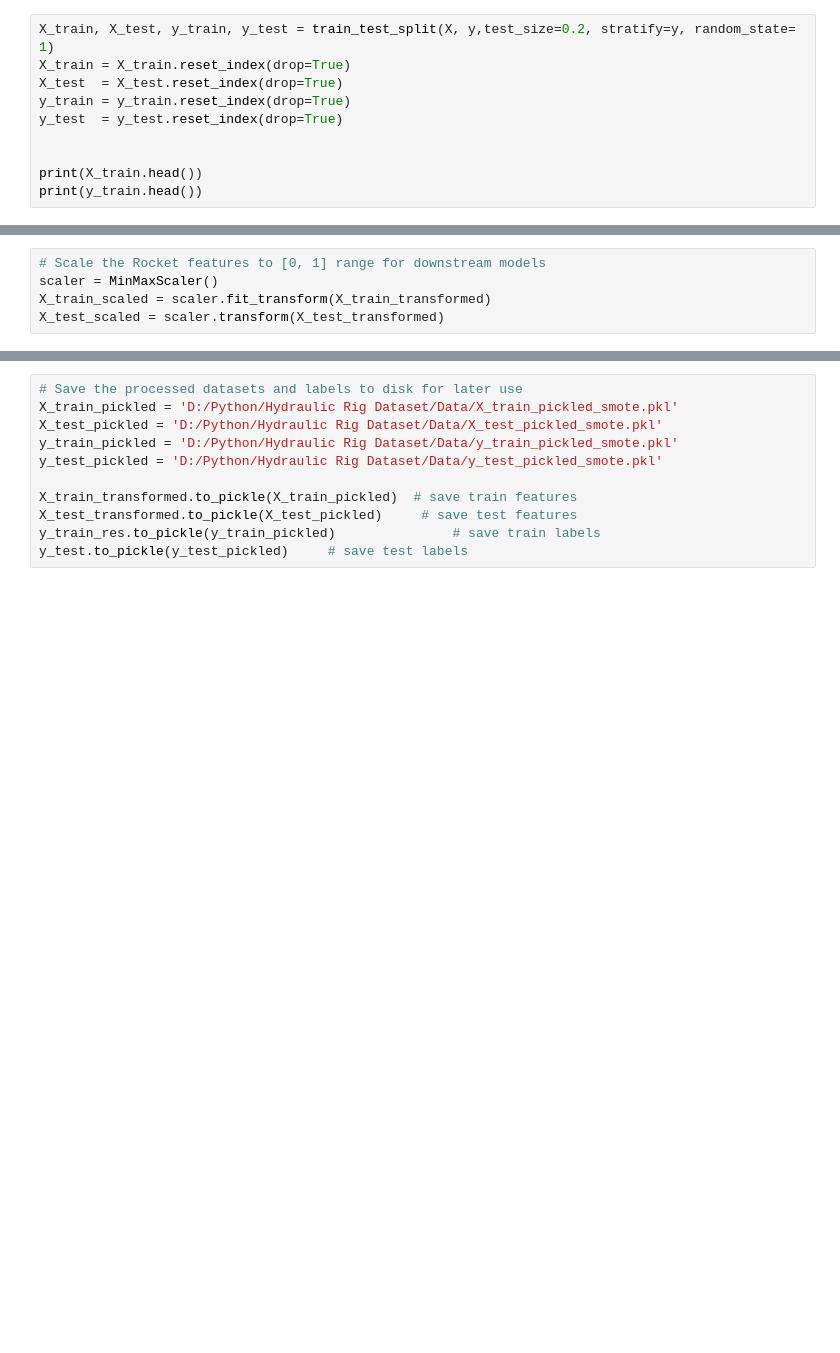
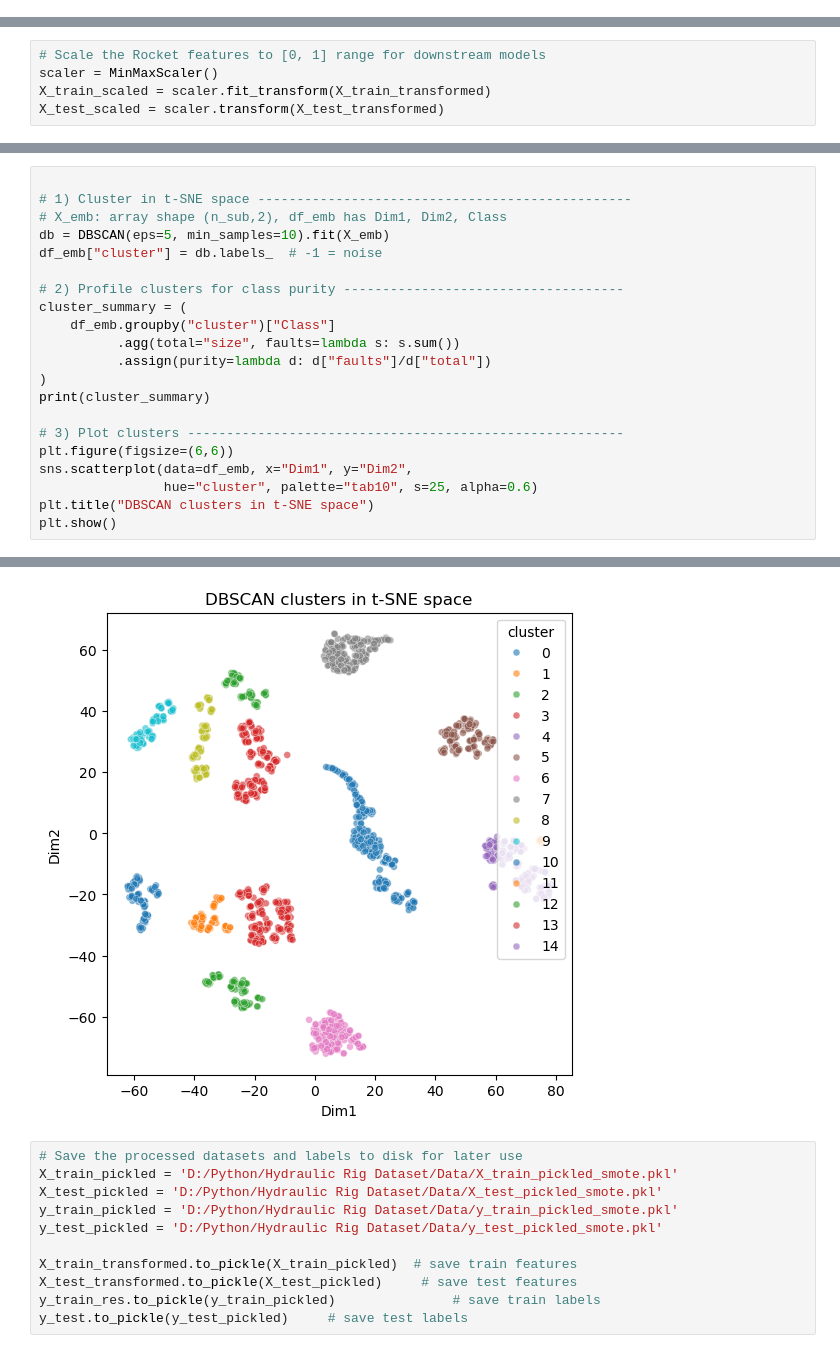
Before and after one commit to JordanGonzoactual/Hydraulic-Dataset, a Jupyter notebook: Data/smote_rocket.ipynb, the cells around one changed output, grey strips where cells are left out. Cells and saved outputs as stored; diff of their text form; blank space fills up the shorter version.

```diff
--- a/Data/smote_rocket.ipynb
+++ b/Data/smote_rocket.ipynb
@@ -38,10 +34,0 @@ Name: Target, dtype: int64
-# %%
-X_train, X_test, y_train, y_test = train_test_split(X, y,test_size=0.2, stratify=y, random_state= 1)
-X_train = X_train.reset_index(drop=True)
-X_test  = X_test.reset_index(drop=True)
-y_train = y_train.reset_index(drop=True)
-y_test  = y_test.reset_index(drop=True)
-
-
-print(X_train.head())
-print(y_train.head())
@@ -184,0 +184,22 @@ X_test_scaled = scaler.transform(X_test_transformed)
+# %%
+
+# 1) Cluster in t-SNE space ------------------------------------------------
+# X_emb: array shape (n_sub,2), df_emb has Dim1, Dim2, Class
+db = DBSCAN(eps=5, min_samples=10).fit(X_emb)
+df_emb["cluster"] = db.labels_  # -1 = noise
+
+# 2) Profile clusters for class purity ------------------------------------
+cluster_summary = (
+    df_emb.groupby("cluster")["Class"]
+          .agg(total="size", faults=lambda s: s.sum())
+          .assign(purity=lambda d: d["faults"]/d["total"])
+)
+print(cluster_summary)
+
+# 3) Plot clusters --------------------------------------------------------
+plt.figure(figsize=(6,6))
+sns.scatterplot(data=df_emb, x="Dim1", y="Dim2",
+                hue="cluster", palette="tab10", s=25, alpha=0.6)
+plt.title("DBSCAN clusters in t-SNE space")
+plt.show()
+# %% [output]
@@ -185,3 +223,4 @@ X_test_scaled = scaler.transform(X_test_transformed)
+[figure, added]
 # %%
 # Save the processed datasets and labels to disk for later use
 X_train_pickled = 'D:/Python/Hydraulic Rig Dataset/Data/X_train_pickled_smote.pkl'
```
Also changed, not shown: parts of 11 cells of this notebook, 4 other files.
